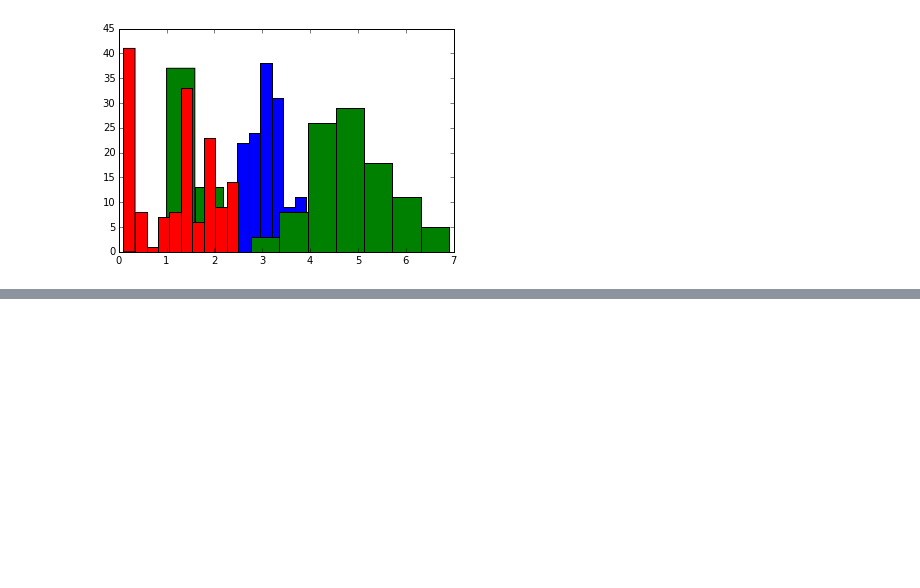
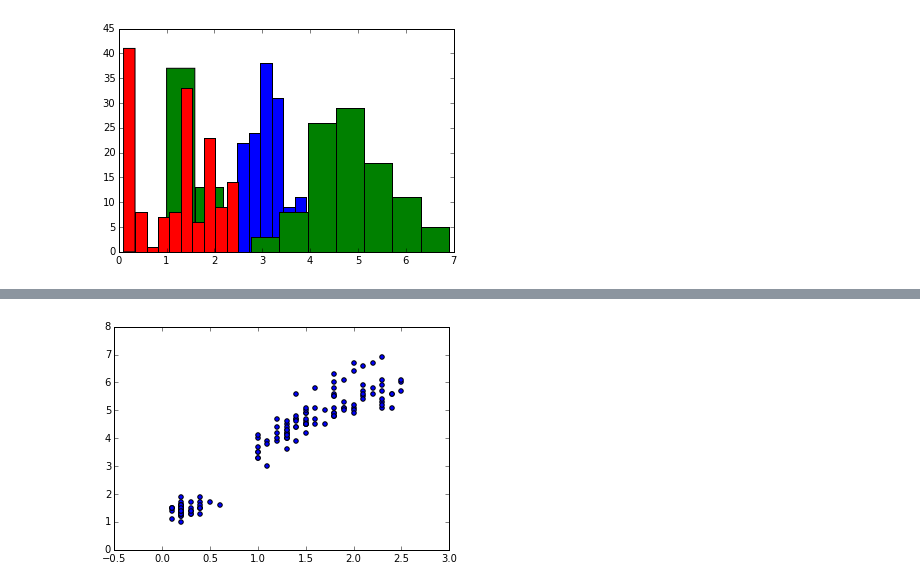
Before and after one commit to nickedes/Baby-science, a Jupyter notebook: Lessons/Random.ipynb, the cells around one changed output, grey strips where cells are left out. Cells and saved outputs as stored; diff of their text form; code cells hidden in the pictures; blank space fills up the shorter version.

```diff
--- a/Lessons/Random.ipynb
+++ b/Lessons/Random.ipynb
@@ -78,0 +85,5 @@ show()
+# %%
+scatter(df['PetalWidth'],df['PetalLength'])
+show()
+# %% [output]
+[figure, added]
```
Also changed, not shown: parts of 5 cells of this notebook.
